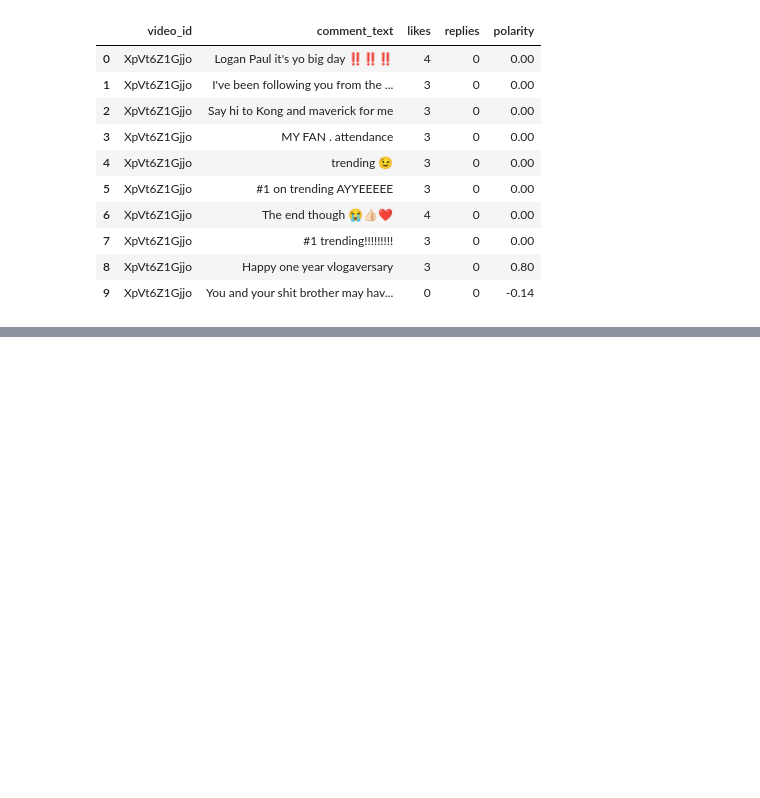
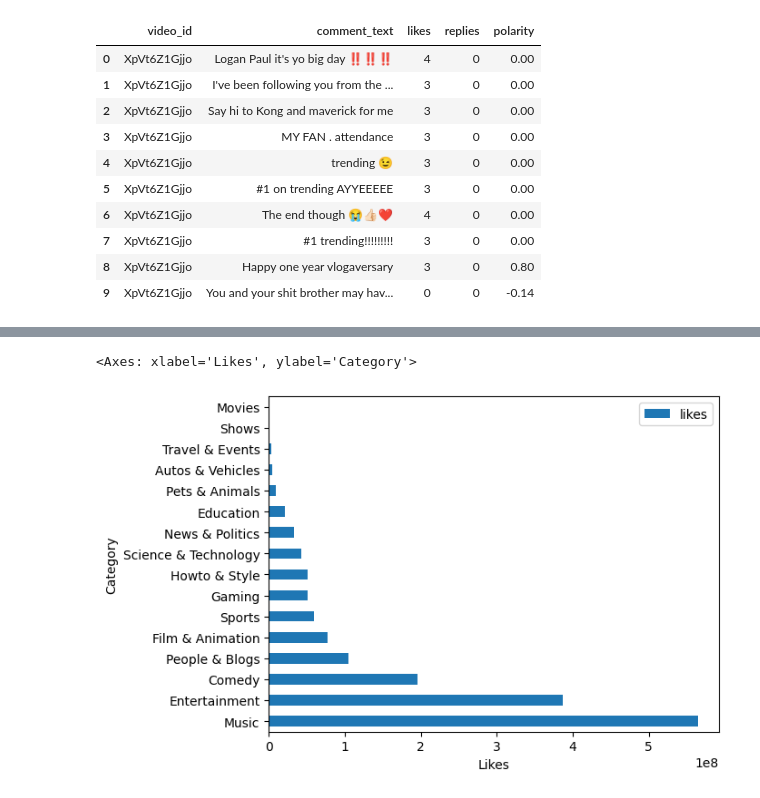
Before and after one commit to Nishantthakurrr/Text-Data-Analysis-Youtube, a Jupyter notebook: Youtube_Text_Data_Analysis.ipynb, the cells around one changed output, grey strips where cells are left out. Saved outputs shown, nothing was run; the diff lists cells and outputs as text; code cells hidden in the pictures; blank space fills up the shorter version.

```diff
--- a/Youtube_Text_Data_Analysis.ipynb
+++ b/Youtube_Text_Data_Analysis.ipynb
@@ -380,0 +492,8 @@ Y_data.head(10)
+# %%
+# You can see the likes of each category below.
+
+Y_data.pivot_table(index="Category", values="likes", aggfunc="sum").sort_values(by="likes", ascending=False),
+Y_data.pivot_table(index="Category", values="likes", aggfunc="sum").sort_values(by="likes", ascending=False).plot(kind="barh", ylabel="Category", xlabel="Likes")
+# %% [output]
+<Axes: xlabel='Likes', ylabel='Category'>
+[figure, added]
```
Also changed, not shown: parts of 15 cells of this notebook.
